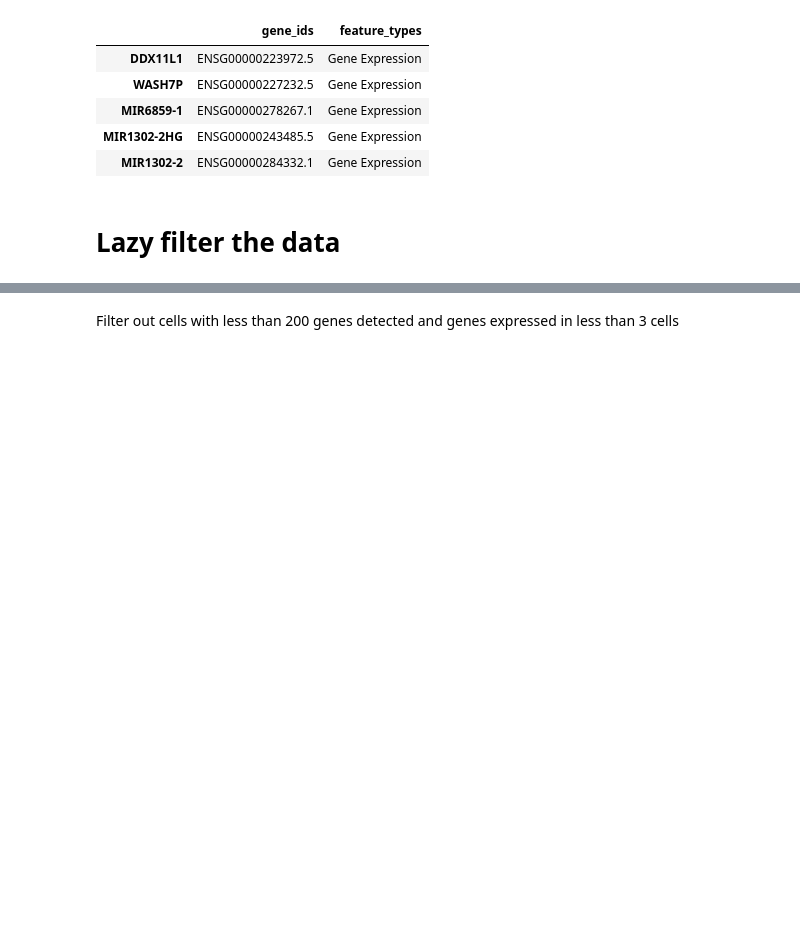
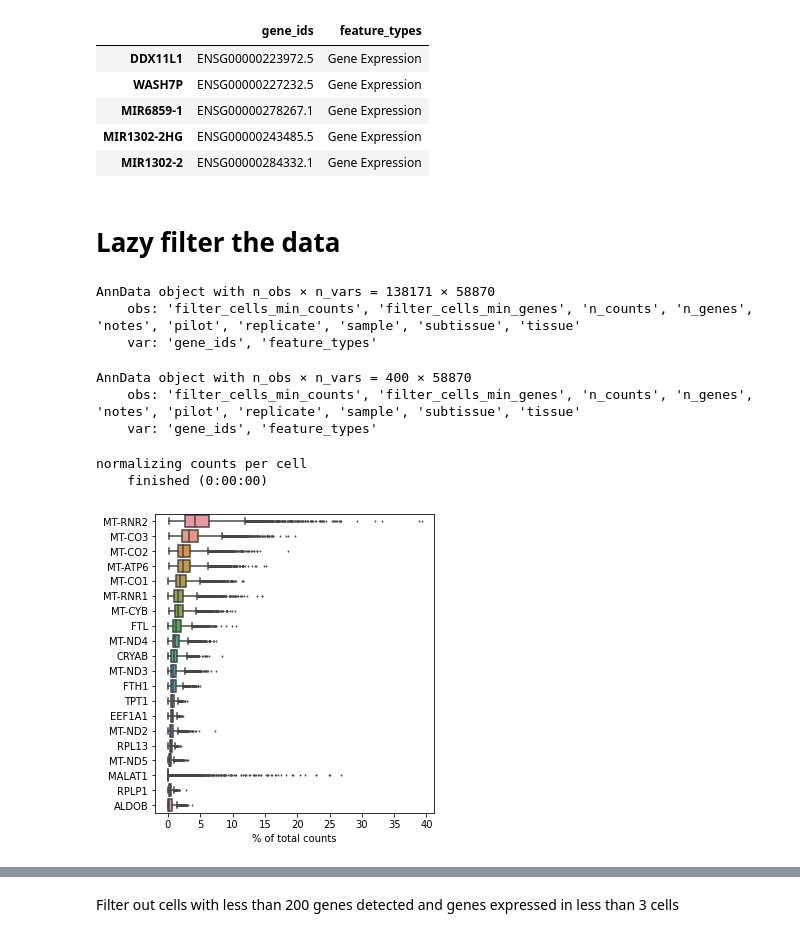
Before and after one commit to czbiohub-sf/tabula-sapiens, a Jupyter notebook: analysis-scripts/pilot2/TSP2-10X.ipynb, the cells around one changed output, grey strips where cells are left out. Cells and saved outputs as stored; diff of their text form; code cells hidden in the pictures; blank space fills up the shorter version.

```diff
--- a/analysis-scripts/pilot2/TSP2-10X.ipynb
+++ b/analysis-scripts/pilot2/TSP2-10X.ipynb
@@ -8,7 +317,7 @@ import matplotlib.pyplot as plt
 import csv
 
 import scanpy as sc
-sc.settings.verbosity = 0             # verbosity: errors (0), warnings (1), info (2), hints (3)
+sc.settings.verbosity = 3             # verbosity: errors (0), warnings (1), info (2), hints (3)
 
 from igraph import *
 from MulticoreTSNE import MulticoreTSNE as TSNE #faster TSNE alternative
@@ -28,4 +337,5 @@ pwd
 # %% [markdown]
 List all the data available
 # %%
-path = '/mnt/ibm_lg/angela/sapiens/TSP2/10X/'
+novaseqpath = '/mnt/ibm_lg/angela/sapiens/TSP2/NovaSeqReRun/'
+nextseqpath = '/mnt/ibm_lg/angela/sapiens/TSP2/nextseq10X/'
@@ -136,5 +512,23 @@ adata.var.head()
 # %% [markdown]
 # Lazy filter the data
+# %%
+adata = sc.read_h5ad(path+'tsp2_10X_raw.h5ad')
+adata
+# %% [output]
+AnnData object with n_obs × n_vars = 138171 × 58870
+    obs: 'filter_cells_min_counts', 'filter_cells_min_genes', 'n_counts', 'n_genes', 'notes', 'pilot', 'replicate', 'sample', 'subtissue', 'tissue'
+    var: 'gene_ids', 'feature_types'
+# %%
+kidney = adata[adata.obs['tissue']=='Heart'].copy()
+kidney
+# %% [output]
+AnnData object with n_obs × n_vars = 400 × 58870
+    obs: 'filter_cells_min_counts', 'filter_cells_min_genes', 'n_counts', 'n_genes', 'notes', 'pilot', 'replicate', 'sample', 'subtissue', 'tissue'
+    var: 'gene_ids', 'feature_types'
 # %%
-sc.pl.highest_expr_genes(adata, n_top=20)
+sc.pl.highest_expr_genes(kidney, n_top=20)
+# %% [output]
+normalizing counts per cell
+    finished (0:00:00)
+[figure, added]
 # %%
```
Also changed, not shown: parts of 46 cells of this notebook, 3 other files.
